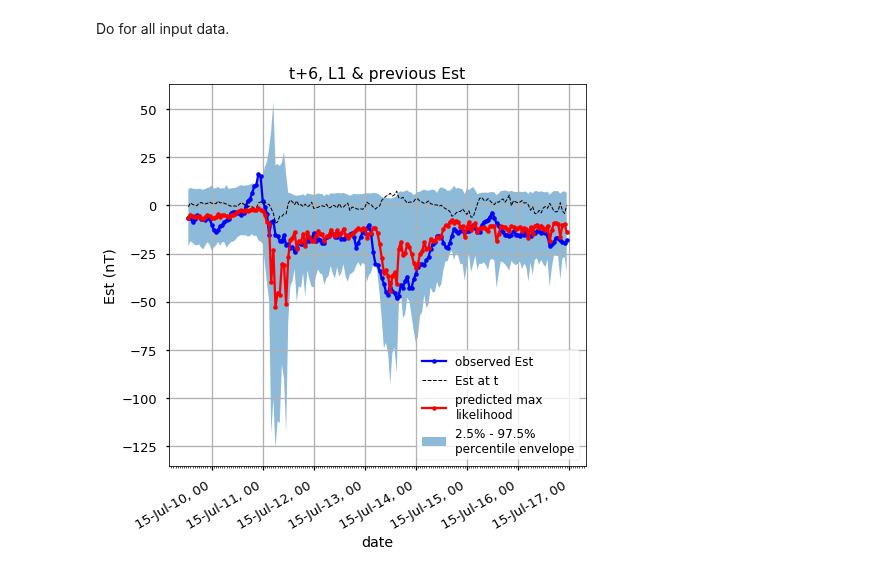
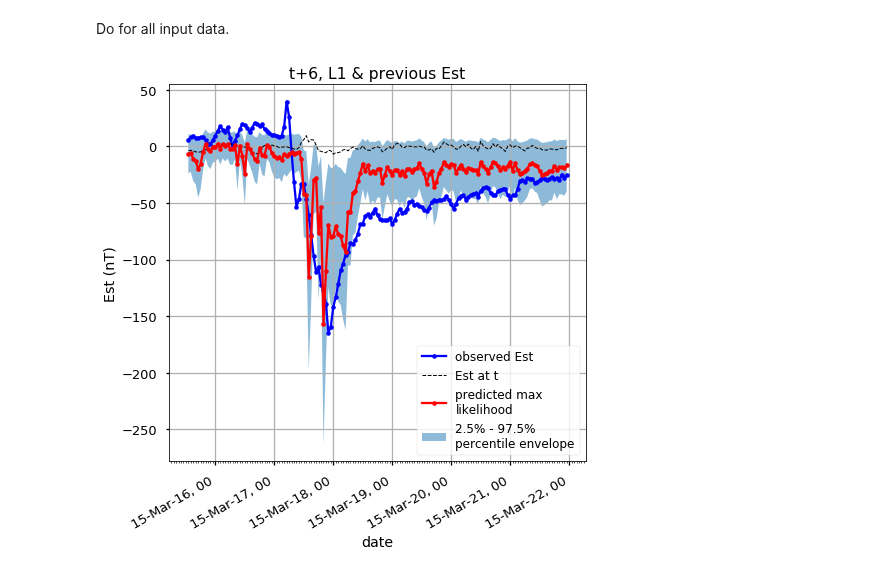
Before and after one commit to sarttiso/spaceweather, a Jupyter notebook: forecasting_extcoeff_BNN.ipynb, the cells around one changed output. Drawn from its saved outputs; the diff is of its cells as text; code cells hidden in the pictures.

Commit message:
experimented with deeper architecture and without using previous Est as input

```diff
--- a/forecasting_extcoeff_BNN.ipynb
+++ b/forecasting_extcoeff_BNN.ipynb
@@ -581,5 +592,26 @@ model = tf.keras.models.Sequential([
+# %%
+model = tf.keras.models.Sequential([
+    tf.keras.layers.Dense(dense_dim_1,
+                          activation='relu',
+                          input_shape=(1, input_dim)),
+    tf.keras.layers.Dense(dense_dim_2,
+                          activation='relu'),
+    tf.keras.layers.Dense(dense_dim_3,
+                          activation='relu'),
+    tf.keras.layers.LSTM(lstm_dim_1, return_sequences=False, input_shape=(1, input_dim)),
+    tf.keras.layers.Dense(dense_dim_4,
+                          activation='relu'),
+    tf.keras.layers.Dense(dense_dim_5,
+                          activation='relu'),
+    tf.keras.layers.Dense(2,
+                          kernel_initializer=tf.keras.initializers.Constant(0),
+                          bias_initializer=tf.keras.initializers.Constant([0, 20])),
+    tfp.layers.DistributionLambda(
+        lambda t: tfd.Normal(loc=t[..., 0:1],
+                             scale=1e-3 + tf.math.softplus(1.0 * t[..., 1:])))
+])
 # %%
-model_name = 'Estout_XrayFlaresSWEst_Gaussian_mod_L20L10D10_t6'
+model_name = 'Estout_XrayFlaresSW_Gaussian_mod_D13D13D10L10D10D5_t6'
 model_save_path = 'models/' + model_name + '/model.h5'
 model_weights_path = 'models/' + model_name + '/cp.ckpt'
 # %%
@@ -589,8 +621,10 @@ def negloglik(y, p_y):
 def negloglik_weight(y_true, py_pred):
     loss = -py_pred.log_prob(y_true)
     y_pred_loc = py_pred.loc
+    y_pred_scale = py_pred.scale
     y_true = math_ops.cast(y_true, y_pred_loc.dtype)
-    loss = loss + 0.2*K.mean(math_ops.squared_difference(y_pred_loc, y_true), axis=-1) - 0.1*K.log(py_pred.scale)
+#     loss = loss + 0.2*K.mean(math_ops.squared_difference(y_pred_loc, y_true), axis=-1) - 0.1*K.log(py_pred.scale)
+    loss = loss + 0.1*K.mean(math_ops.squared_difference(y_pred_loc, y_true), axis=-1) + 1/K.mean(K.square(y_pred_scale))
     return loss
 
 from tensorflow.python.ops import math_ops
@@ -617,7 +651,7 @@ WARNING:tensorflow:`period` argument is deprecated. Please use `save_freq` to sp
 # minus sign on data_out_train so that we use Gumbel left skewed, not right
 model.fit(data_in_train_scaled,
           data_out_train,
-          epochs=1000,
+          epochs=500,
           verbose=0,
           shuffle=False,
           batch_size=batch_size,
@@ -701,8 +735,8 @@ exc = np.column_stack((data_out_arr[idx] > ub[idx], data_out_arr[idx] < lb[idx])
 exc = 100 * np.sum(np.any(exc, axis=1))/np.sum(idx)
 # %%
 # storm 1
-# idx = (t_out > np.datetime64('2016-10-11T12:00')) & \
-#         (t_out  < np.datetime64('2016-10-17T00:00'))
+idx = (t_out > np.datetime64('2016-10-11T12:00')) & \
+        (t_out  < np.datetime64('2016-10-17T00:00'))
 
 # storm 2
 # idx = (t_out > np.datetime64('2017-05-27T00:00')) & \
@@ -713,45 +747,45 @@ exc = 100 * np.sum(np.any(exc, axis=1))/np.sum(idx)
 #         (t_out_test < np.datetime64('2017-09-11T00:00'))
 
 # storm 4
-# idx = (t_out > np.datetime64('2015-03-15T12:00')) & \
-#         (t_out < np.datetime64('2015-03-22T00:00'))
+idx = (t_out > np.datetime64('2015-03-15T12:00')) & \
+        (t_out < np.datetime64('2015-03-22T00:00'))
 
 # storm 5
-idx = (t_out > np.datetime64('2015-07-09T12:00')) & \
-        (t_out < np.datetime64('2015-07-17T00:00'))
+# idx = (t_out > np.datetime64('2015-07-03T12:00')) & \
+#         (t_out < np.datetime64('2015-07-17T00:00'))
 
 full_fmt = mdates.DateFormatter('%y-%b-%d, %H')
 yr_mon_dd_fmt = mdates.DateFormatter('%y-%b-%d')
 hour_tick = mdates.HourLocator()
 
 fig, ax = plt.subplots(1, 1, figsize=(7, 7))
 ax.plot(t_out[idx], data_out_arr[idx], 'b.-', label='observed Est')
 ax.plot(t_out[idx], data_in_arr[idx, -1], 'k--', label='Est at t', linewidth=1.0)
 ax.plot(t_out[idx], data_out_pred_loc[idx], 'r.-', label='predicted max\nlikelihood')
 ax.fill_between(t_out[idx],
                 conf_int[idx, 0],
                 conf_int[idx, 1],
                 label='2.5% - 97.5% \npercentile envelope',
                 alpha=0.5)
 
 # ax2 = ax.twinx()  # instantiate a second axes that shares the same x-axis
 # ax2.set_ylabel('data in', color='g')  # we already handled the x-label with ax1
 # ax2.plot(data_in_test_scaled[idx, 0, 0].squeeze())
 # ax2.tick_params(axis='y', labelcolor='g')
 
 ax.legend(loc='lower right', fontsize='large')
 ax.set_xlabel('date')
 ax.xaxis.set_major_formatter(full_fmt)
 ax.xaxis.set_minor_locator(hour_tick)
 ax.set_ylabel('Est (nT)')
 ax.set_title('t+%d, L1 & previous Est' % lahead)
 plt.grid()
 fig.autofmt_xdate()
 plt.tight_layout()
 # plt.savefig('figures/est_forecast_L1_Gaussian_mod_t+5_storm5.pdf')
 plt.show()
 # %% [output]
-[figure, old version]
+[figure, new version]
 # %%
 plt.figure(figsize=[7, 7])
 plt.scatter(data_out_arr, data_out_pred_scale, marker='.', label='observed')
```
Also changed, not shown: parts of 5 cells of this notebook, 10 other files.
